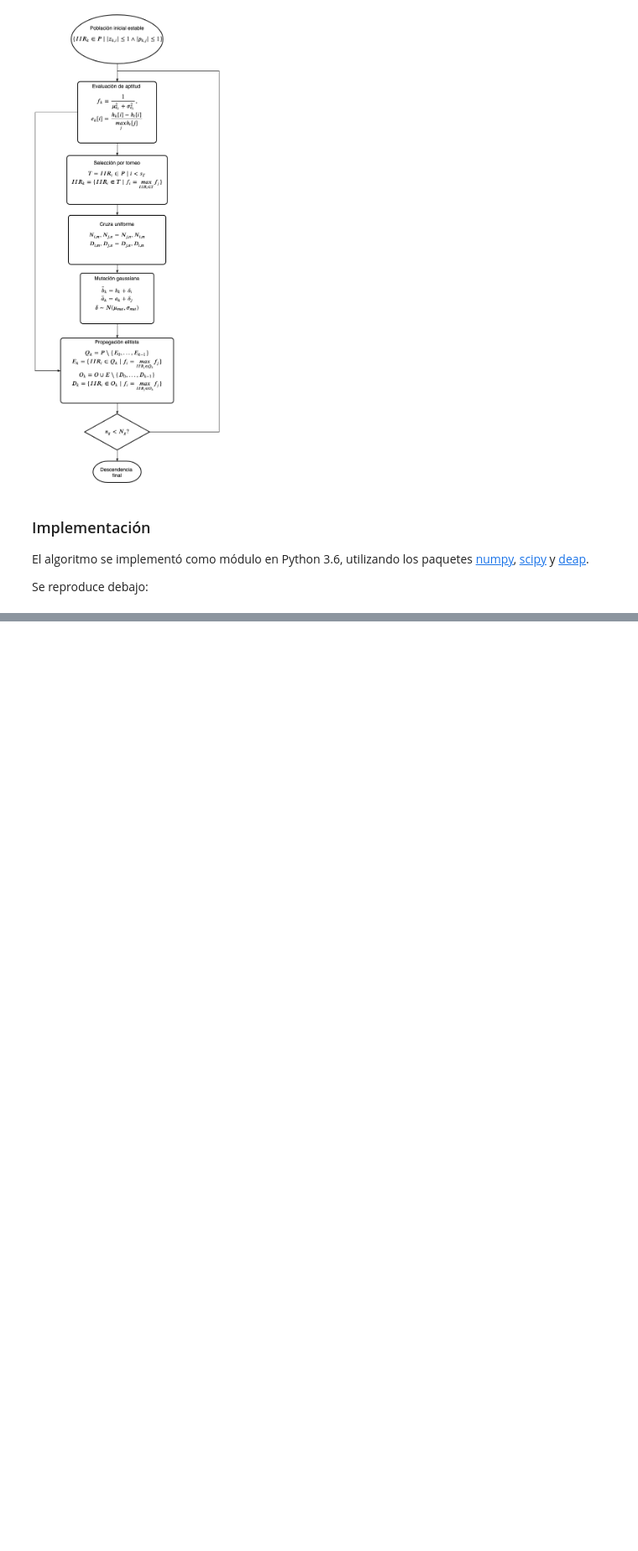
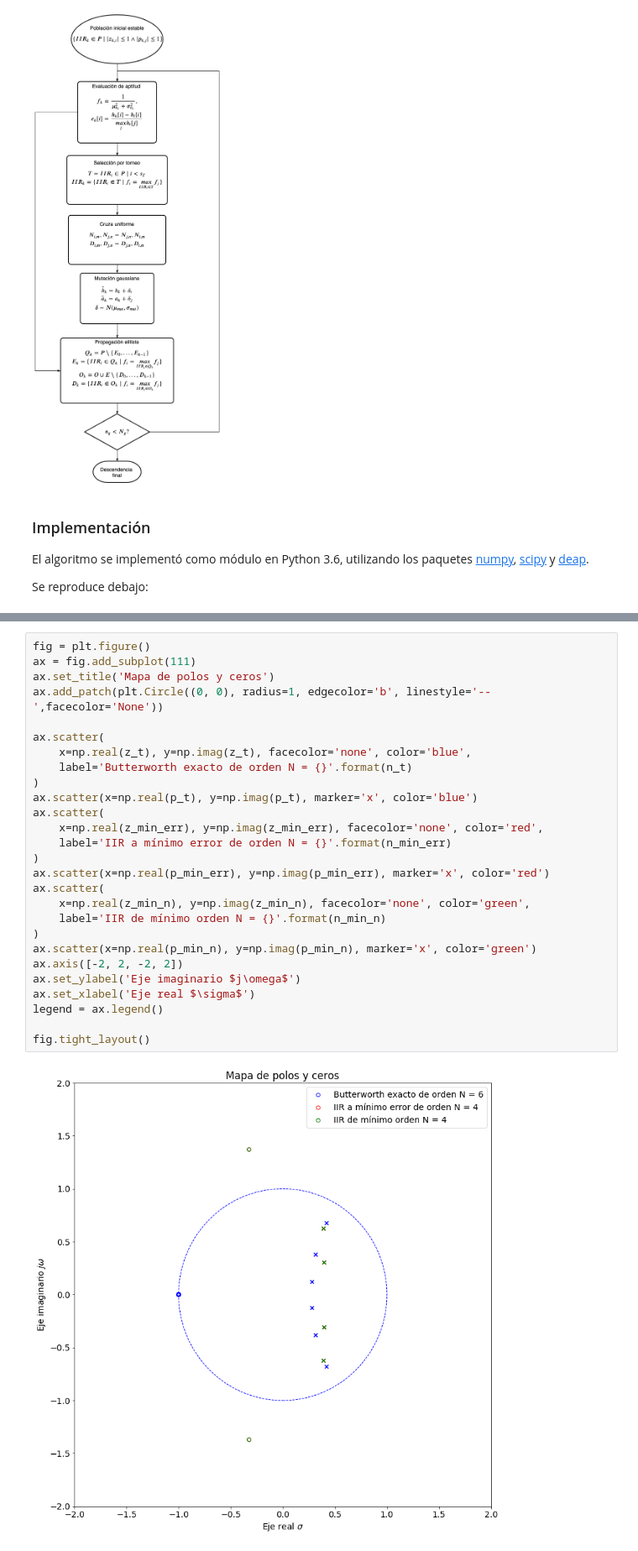
Before and after one commit to hidmic/fwliir, a Jupyter notebook: fwliir.ipynb, the cells around one changed output, grey strips where cells are left out. Shown at 84% size. Drawn from its saved outputs; the diff is of its cells as text; blank space fills up the shorter version.

```diff
--- a/fwliir.ipynb
+++ b/fwliir.ipynb
@@ -620,0 +731,29 @@ El algoritmo utilizado es una de las variantes más simples entre los llamados a
+# %%
+fig = plt.figure()
+ax = fig.add_subplot(111)
+ax.set_title('Mapa de polos y ceros')
+ax.add_patch(plt.Circle((0, 0), radius=1, edgecolor='b', linestyle='--',facecolor='None'))
+
+ax.scatter(
+    x=np.real(z_t), y=np.imag(z_t), facecolor='none', color='blue',
+    label='Butterworth exacto de orden N = {}'.format(n_t)
+)
+ax.scatter(x=np.real(p_t), y=np.imag(p_t), marker='x', color='blue')
+ax.scatter(
+    x=np.real(z_min_err), y=np.imag(z_min_err), facecolor='none', color='red',
+    label='IIR a mínimo error de orden N = {}'.format(n_min_err)
+)
+ax.scatter(x=np.real(p_min_err), y=np.imag(p_min_err), marker='x', color='red')
+ax.scatter(
+    x=np.real(z_min_n), y=np.imag(z_min_n), facecolor='none', color='green',
+    label='IIR de mínimo orden N = {}'.format(n_min_n)
+)
+ax.scatter(x=np.real(p_min_n), y=np.imag(p_min_n), marker='x', color='green')
+ax.axis([-2, 2, -2, 2])
+ax.set_ylabel('Eje imaginario $j\omega$')
+ax.set_xlabel('Eje real $\sigma$')
+legend = ax.legend()
+
+fig.tight_layout()
+# %% [output]
+[figure, added]
```
Also changed, not shown: parts of 30 cells of this notebook, 25 other files.
